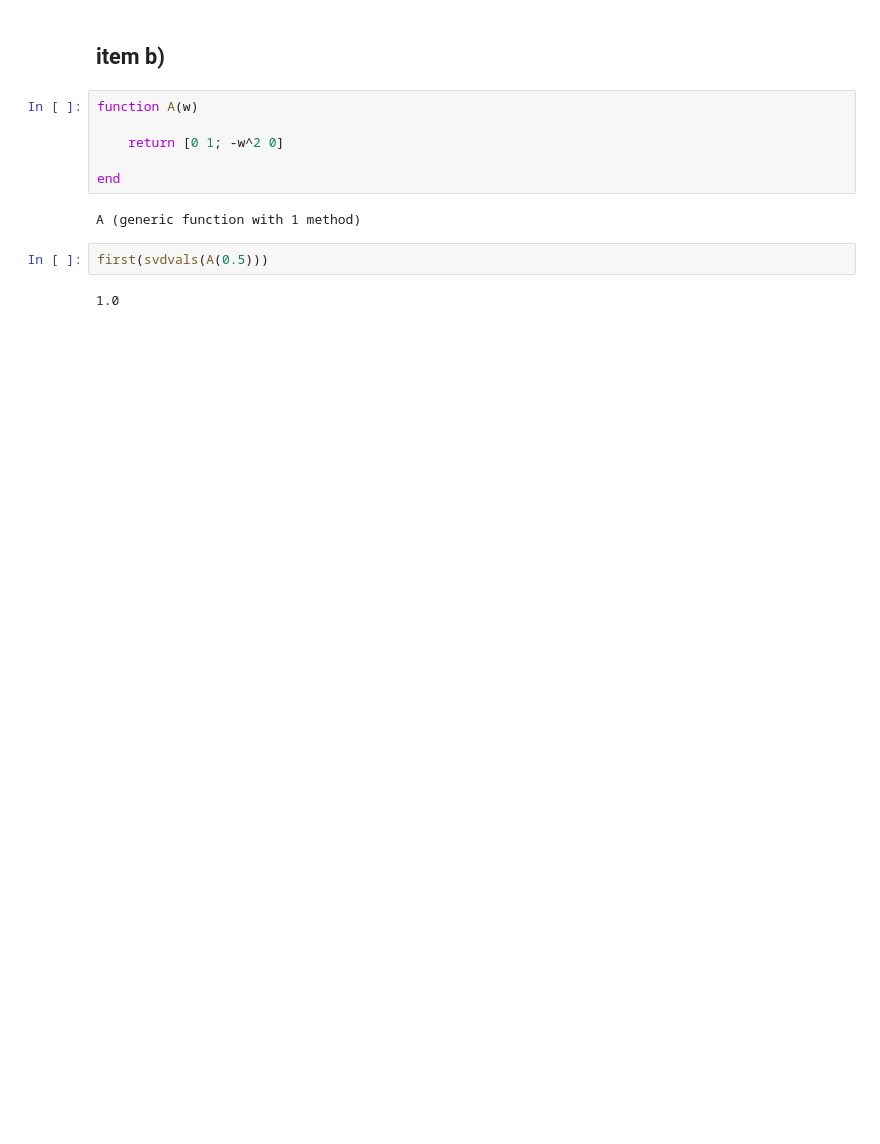
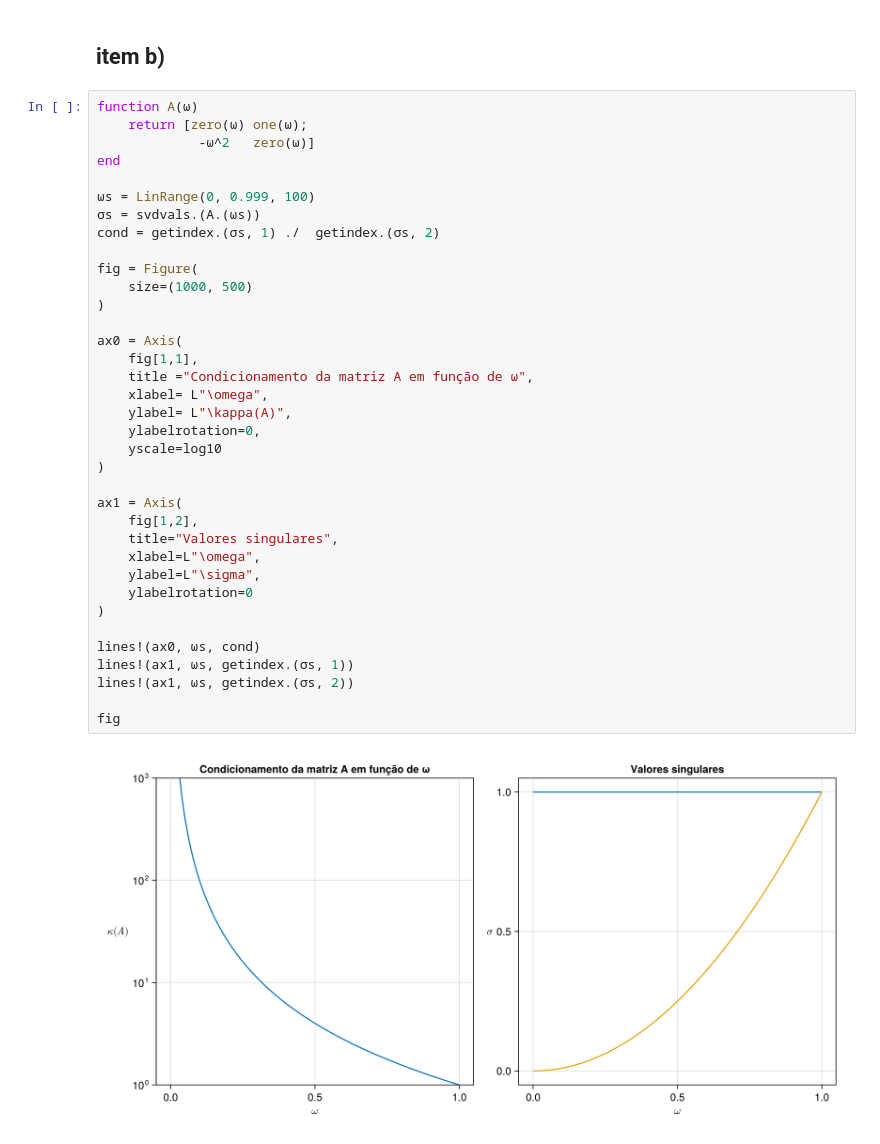
Before and after one commit to jhe-sua/projeto4-aln, a Jupyter notebook: projeto4.ipynb, the cells around one changed output. Saved outputs shown, nothing was run; the diff lists cells and outputs as text; blank space fills up the shorter version.

```diff
--- a/projeto4.ipynb
+++ b/projeto4.ipynb
@@ -140,14 +178,40 @@ fig
 # %% [markdown]
 ## item b)
 # %%
-function A(w)
+function A(ω)
+    return [zero(ω) one(ω);
+             -ω^2   zero(ω)]
+end
 
-    return [0 1; -w^2 0]
+ωs = LinRange(0, 0.999, 100)
+σs = svdvals.(A.(ωs))
+cond = getindex.(σs, 1) ./  getindex.(σs, 2)
 
-end
+fig = Figure(
+    size=(1000, 500)
+)
+
+ax0 = Axis(
+    fig[1,1],
+    title ="Condicionamento da matriz A em função de ω",
+    xlabel= L"\omega",
+    ylabel= L"\kappa(A)",
+    ylabelrotation=0,
+    yscale=log10
+)
+
+ax1 = Axis(
+    fig[1,2],
+    title="Valores singulares",
+    xlabel=L"\omega",
+    ylabel=L"\sigma",
+    ylabelrotation=0
+)
+
+lines!(ax0, ωs, cond)
+lines!(ax1, ωs, getindex.(σs, 1))
+lines!(ax1, ωs, getindex.(σs, 2))
+
+fig
 # %% [output]
-A (generic function with 1 method)
+[figure, added]
-# %%
-first(svdvals(A(0.5)))
-# %% [output]
-1.0
```
Also changed, not shown: parts of 15 cells of this notebook.
